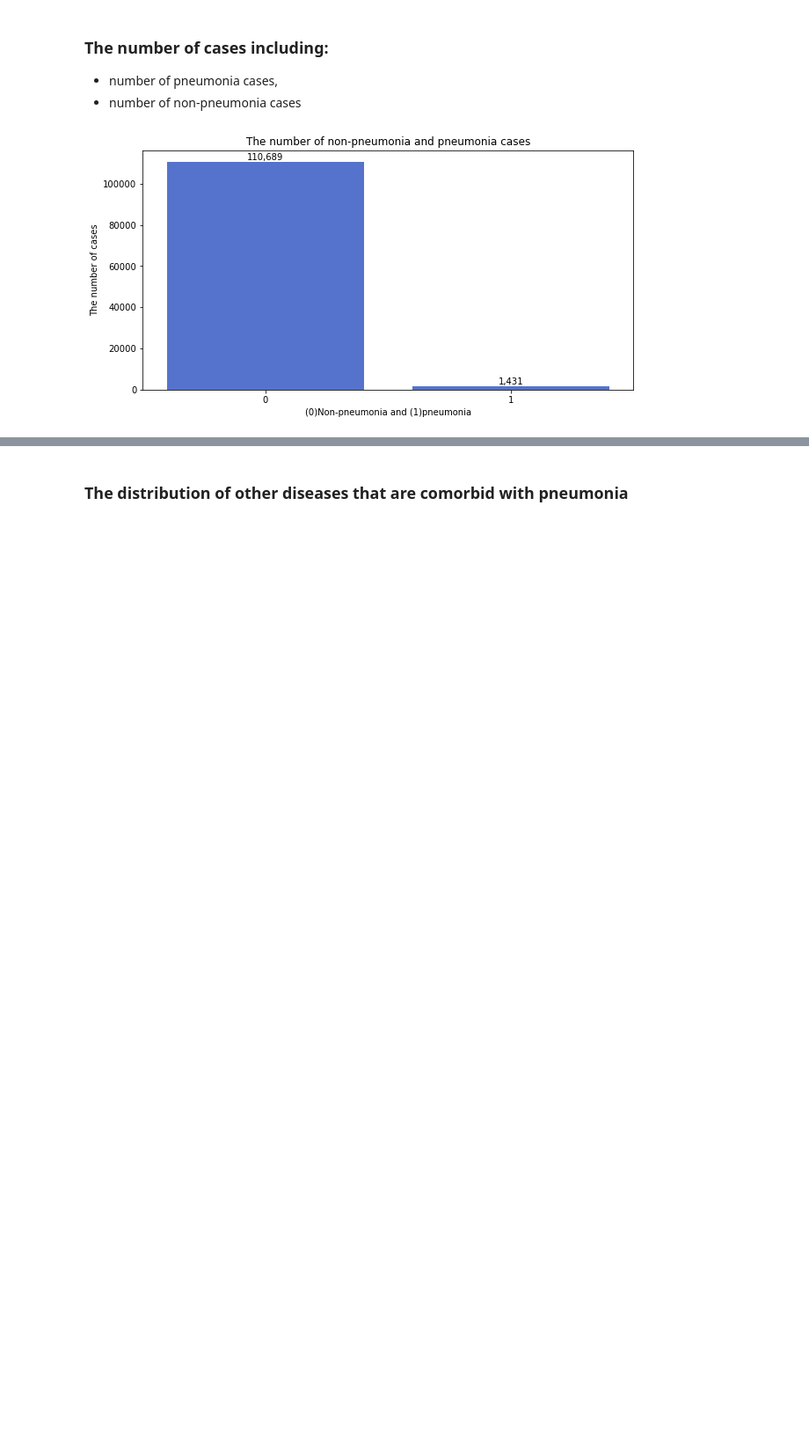
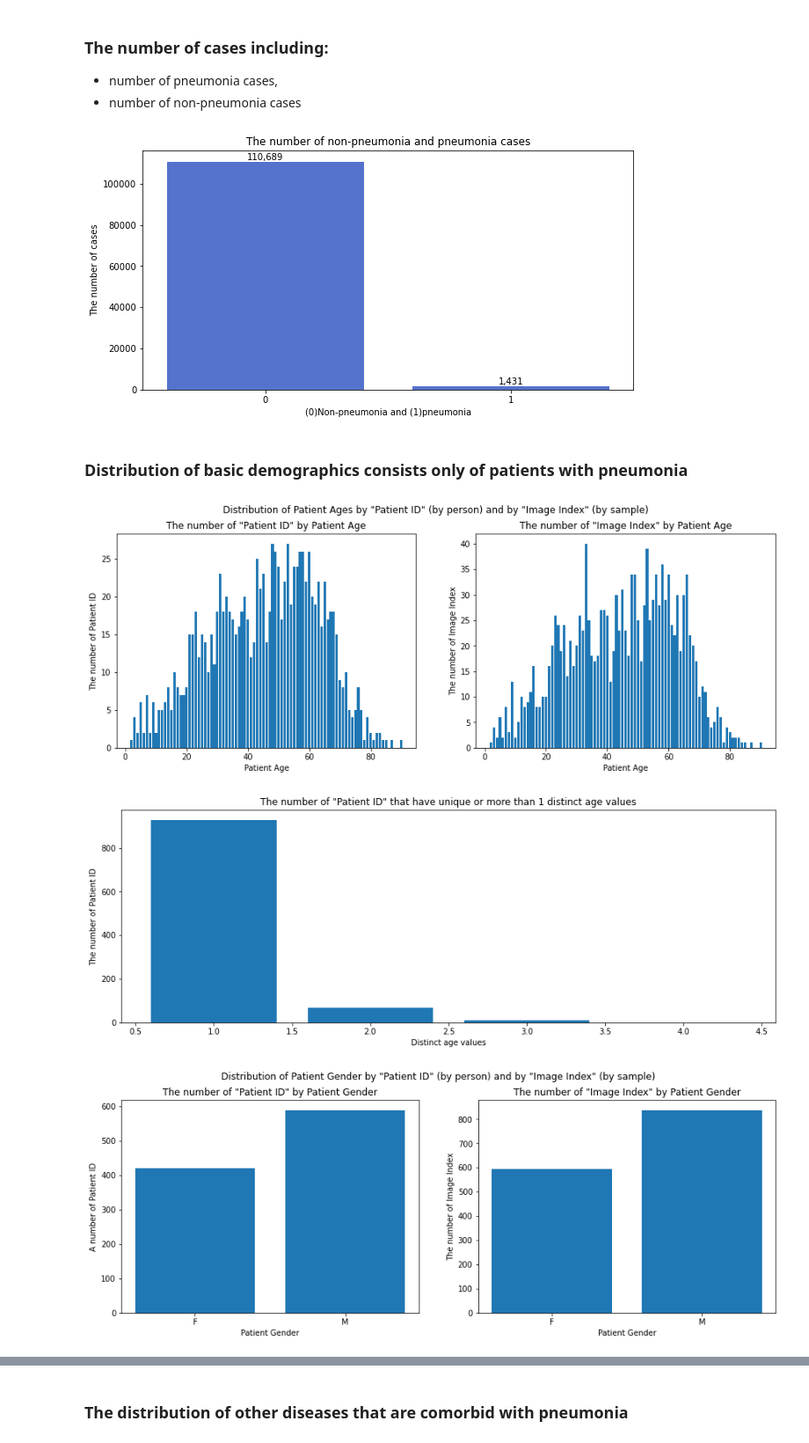
Before and after one commit to Thada-Jirajaras/Pneumonia-Detection-From-Chest-X-Rays, a Jupyter notebook: EDA.ipynb, the cells around one changed output, grey strips where cells are left out. Shown at 88% size. Saved outputs shown, nothing was run; the diff lists cells and outputs as text; code cells hidden in the pictures; blank space fills up the shorter version.

```diff
--- a/EDA.ipynb
+++ b/EDA.ipynb
@@ -152,3 +145,67 @@ for index, row in pneumonia.iterrows():
 plt.show()
 # %% [output]
 [figure]
+# %% [markdown]
+### Distribution of basic demographics consists only of patients with pneumonia
+# %%
+# prepare demographics (filter out unreasonable data e.g. age <=0 or >120)
+def plot_bar(ax, x, height, data, title, xlab, ylab):
+    ax.bar(x = x, height = height, data = data)
+    ax.set_title(title)
+    ax.set(xlabel = xlab, ylabel= ylab)
+demographic = all_xray_df[['Image Index', 'Patient ID', 'Patient Age', 'Patient Gender', 'View Position', 'Pneumonia']]
+demographic = demographic[(demographic['Patient Age'] > 0) &  (demographic['Patient Age'] <= 120)]
+demographic = demographic[demographic.Pneumonia == 1]
+
+# plot Distribution of Patient Ages by "Patient ID" (by person) and by "Image Index" (by sample)
+patient_age = demographic.groupby('Patient Age')[['Image Index', 'Patient ID']].nunique().reset_index()
+fig, (ax1, ax2) = plt.subplots(1, 2,figsize=(15,5))
+plot_bar(ax1, x = 'Patient Age', height = 'Patient ID', data = patient_age,
+         title = 'The number of "Patient ID" by Patient Age',
+         xlab = 'Patient Age', ylab = 'The number of Patient ID')
+plot_bar(ax2, x = 'Patient Age', height =  'Image Index', data = patient_age,
+         title = 'The number of "Image Index" by Patient Age',
+         xlab = 'Patient Age', ylab = 'The number of Image Index')
+fig.suptitle('Distribution of Patient Ages by "Patient ID" (by person) and by "Image Index" (by sample)')
+plt.show()
+print('')
+
+# plot 'The number of "Patient ID" that have unique or more than 1 distinct age values
+patient_multiage = demographic.groupby('Patient ID')[['Patient Age']].nunique().reset_index()
+patient_multiage = patient_multiage.groupby('Patient Age')[['Patient ID']].count().reset_index()
+fig, ax = plt.subplots(figsize=(15,5))
+plot_bar(ax, x = 'Patient Age', height =  'Patient ID', data = patient_multiage,
+         title = 'The number of "Patient ID" that have unique or more than 1 distinct age values',
+         xlab = 'Distinct age values', ylab = 'The number of Patient ID')
+plt.show()
+print('')
+
+# gender
+gender = demographic.groupby('Patient Gender')[['Image Index', 'Patient ID']].nunique().reset_index()
+fig, (ax1, ax2) = plt.subplots(1, 2,figsize=(15,5))
+plot_bar(ax1, x = 'Patient Gender', height = 'Patient ID', data = gender,
+         title = 'The number of "Patient ID" by Patient Gender',
+         xlab = 'Patient Gender', ylab = 'A number of Patient ID')
+plot_bar(ax2, x = 'Patient Gender', height =  'Image Index', data = gender,
+         title = 'The number of "Image Index" by Patient Gender',
+         xlab = 'Patient Gender', ylab = 'The number of Image Index')
+fig.suptitle('Distribution of Patient Gender by "Patient ID" (by person) and by "Image Index" (by sample)')
+plt.show()
+print('')
+
+# patient position
+position = demographic.groupby('View Position')[['Image Index', 'Patient ID']].nunique().reset_index()
+fig, (ax1, ax2) = plt.subplots(1, 2,figsize=(15,5))
+plot_bar(ax1, x = 'View Position', height = 'Patient ID', data = position,
+         title = 'The number of "Patient ID" by View Position',
+         xlab = 'View Position', ylab = 'The number of Patient ID')
+plot_bar(ax2, x = 'View Position', height =  'Image Index', data = position,
+         title = 'The number of "Image Index" by View Position',
+         xlab = 'View Position', ylab = 'The number of Image Index')
+fig.suptitle('Distribution of View Position by "Patient ID" (by person) and by "Image Index" (by sample)')
+plt.show()
+print('')
+# %% [output]
+[figure, added]
+[figure, added]
+[figure, added]
```
Also changed, not shown: parts of 9 cells of this notebook, 2 other files.
